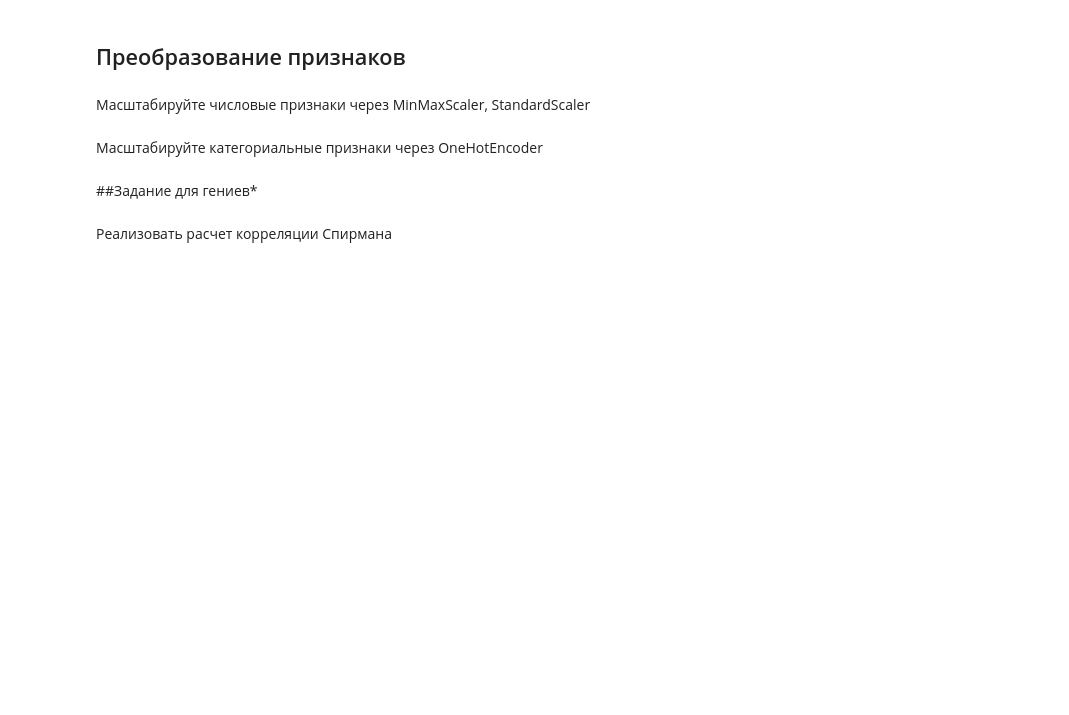
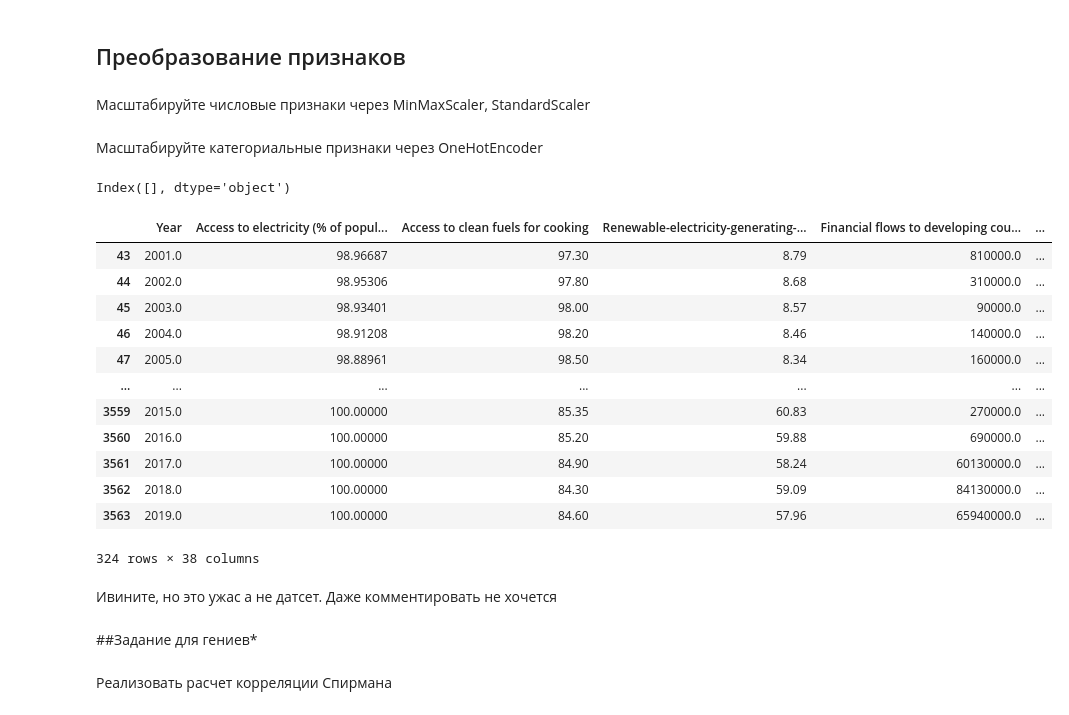
Before and after one commit to VOL-EM2024/mo, a Jupyter notebook: Задание_3.ipynb, the cells around one changed output. Saved outputs shown, nothing was run; the diff lists cells and outputs as text; code cells hidden in the pictures; blank space fills up the shorter version.

```diff
--- a/Задание_3.ipynb
+++ b/Задание_3.ipynb
@@ -77,0 +126,5 @@ df_interpolated #Заполнение при помощи интерполяци
+# %%
+import matplotlib.pyplot as plt
+df = df.dropna()
+plt.boxplot(df["gdp_growth"])
+plt.show() #Методом среднего
@@ -87,0 +170,3 @@ df_interpolated #Заполнение при помощи интерполяци
+# %%
+df.loc[len(df)] = df.iloc[1]
+df #Создание дублей
@@ -105,3 +211,42 @@ encoder = OneHotEncoder()
+# %%
+num_features = df.select_dtypes(include=['category']).columns
+
+num_features
+# %% [output]
+Index([], dtype='object')
+# %%
+df["Entity"] = df["Entity"].astype("category")
+
+cat_features = df.select_dtypes(include=['category']).columns
+
+from sklearn.preprocessing import OneHotEncoder
+
+# Применяем OneHotEncoder
+encoder = OneHotEncoder(sparse=False, drop='first')
+encoded_features = encoder.fit_transform(df[cat_features])
+
+# Получаем имена новых признаков
+encoded_columns = encoder.get_feature_names_out(cat_features)
+encoded_columns
+# %%
+encoded = pd.get_dummies(df, columns=cat_features, drop_first=True)
+encoded
+# %% [output]
+|  | Year | Access to electricity (% of popul... | Access to clean fuels for cooking | Renewable-electricity-generating-... | Financial flows to developing cou... | ... |
+| 43 | 2001.0 | 98.96687 | 97.30 | 8.79 | 810000.0 | ... |
+| 44 | 2002.0 | 98.95306 | 97.80 | 8.68 | 310000.0 | ... |
+| 45 | 2003.0 | 98.93401 | 98.00 | 8.57 | 90000.0 | ... |
+| 46 | 2004.0 | 98.91208 | 98.20 | 8.46 | 140000.0 | ... |
+| 47 | 2005.0 | 98.88961 | 98.50 | 8.34 | 160000.0 | ... |
+| ... | ... | ... | ... | ... | ... | ... |
+| 3559 | 2015.0 | 100.00000 | 85.35 | 60.83 | 270000.0 | ... |
+| 3560 | 2016.0 | 100.00000 | 85.20 | 59.88 | 690000.0 | ... |
+| 3561 | 2017.0 | 100.00000 | 84.90 | 58.24 | 60130000.0 | ... |
+| 3562 | 2018.0 | 100.00000 | 84.30 | 59.09 | 84130000.0 | ... |
+| 3563 | 2019.0 | 100.00000 | 84.60 | 57.96 | 65940000.0 | ... |
+324 rows × 38 columns
+# %% [markdown]
+Ивините, но это ужас а не датсет. Даже комментировать не хочется
 # %% [markdown]
 ##Задание для гениев*
 # %% [markdown]
```
Also changed, not shown: parts of 30 cells of this notebook.
